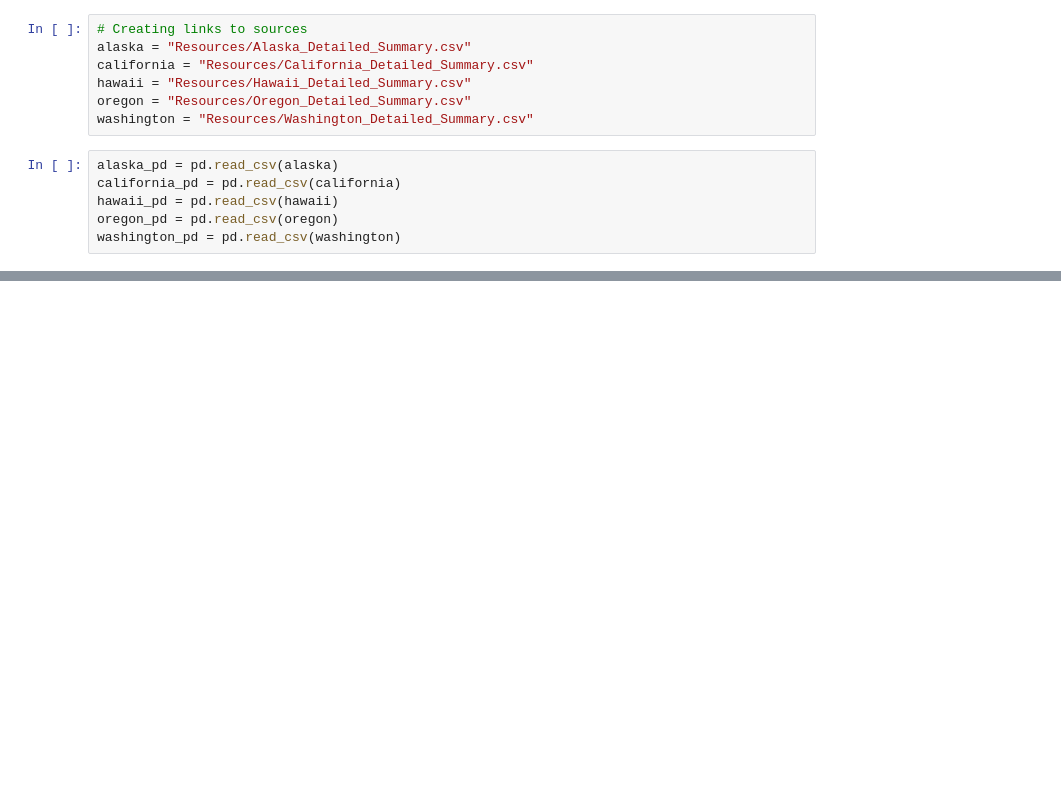
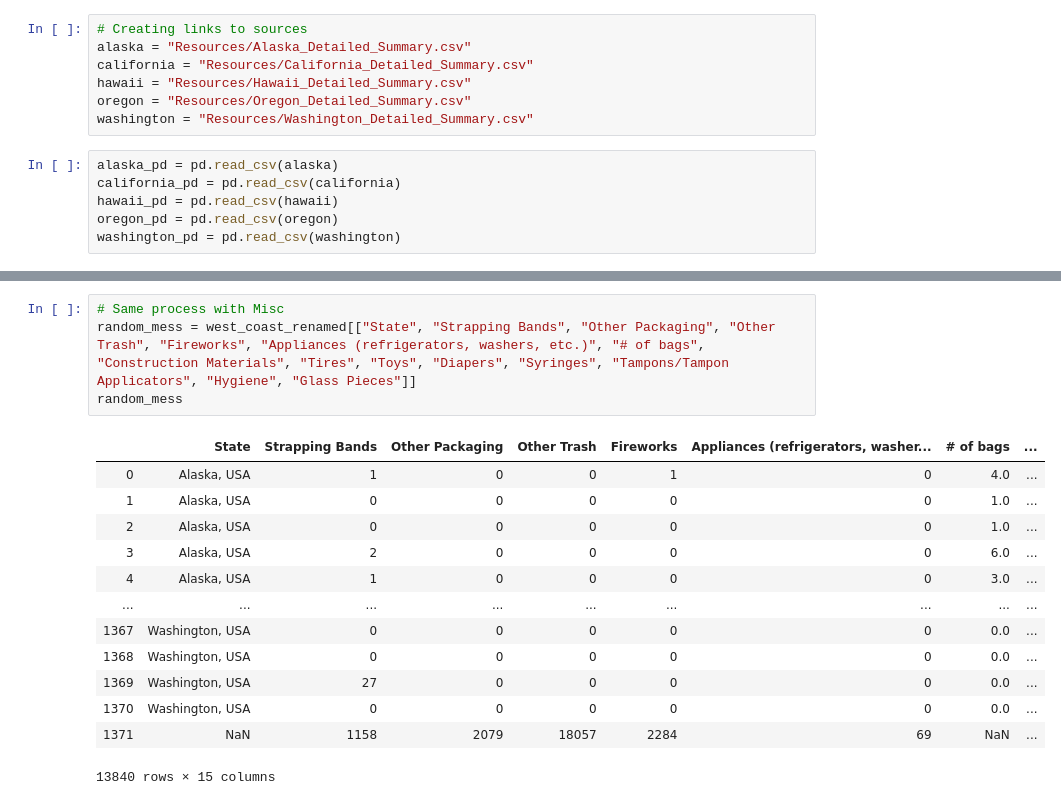
Before and after one commit to deirdrebclark/Project1, a Jupyter notebook: West Coast Data.ipynb, the cells around one changed output, grey strips where cells are left out. Saved outputs shown, nothing was run; the diff lists cells and outputs as text; blank space fills up the shorter version.

```diff
--- a/West Coast Data.ipynb
+++ b/West Coast Data.ipynb
@@ -33,0 +207,18 @@ west_coast
+# %%
+# Same process with Misc
+random_mess = west_coast_renamed[["State", "Strapping Bands", "Other Packaging", "Other Trash", "Fireworks", "Appliances (refrigerators, washers, etc.)", "# of bags", "Construction Materials", "Tires", "Toys", "Diapers", "Syringes", "Tampons/Tampon Applicators", "Hygiene", "Glass Pieces"]]
+random_mess
+# %% [output]
+|  | State | Strapping Bands | Other Packaging | Other Trash | Fireworks | Appliances (refrigerators, washer... | # of bags | ... |
+| 0 | Alaska, USA | 1 | 0 | 0 | 1 | 0 | 4.0 | ... |
+| 1 | Alaska, USA | 0 | 0 | 0 | 0 | 0 | 1.0 | ... |
+| 2 | Alaska, USA | 0 | 0 | 0 | 0 | 0 | 1.0 | ... |
+| 3 | Alaska, USA | 2 | 0 | 0 | 0 | 0 | 6.0 | ... |
+| 4 | Alaska, USA | 1 | 0 | 0 | 0 | 0 | 3.0 | ... |
+| ... | ... | ... | ... | ... | ... | ... | ... | ... |
+| 1367 | Washington, USA | 0 | 0 | 0 | 0 | 0 | 0.0 | ... |
+| 1368 | Washington, USA | 0 | 0 | 0 | 0 | 0 | 0.0 | ... |
+| 1369 | Washington, USA | 27 | 0 | 0 | 0 | 0 | 0.0 | ... |
+| 1370 | Washington, USA | 0 | 0 | 0 | 0 | 0 | 0.0 | ... |
+| 1371 | NaN | 1158 | 2079 | 18057 | 2284 | 69 | NaN | ... |
+13840 rows × 15 columns
```
Also changed, not shown: parts of 22 cells of this notebook, 1 other file.
